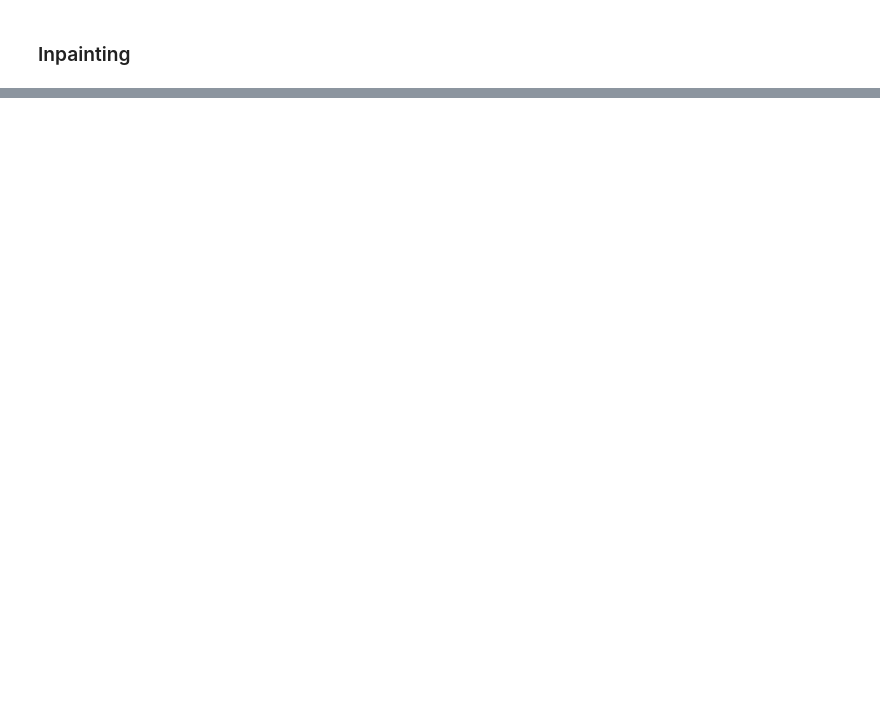
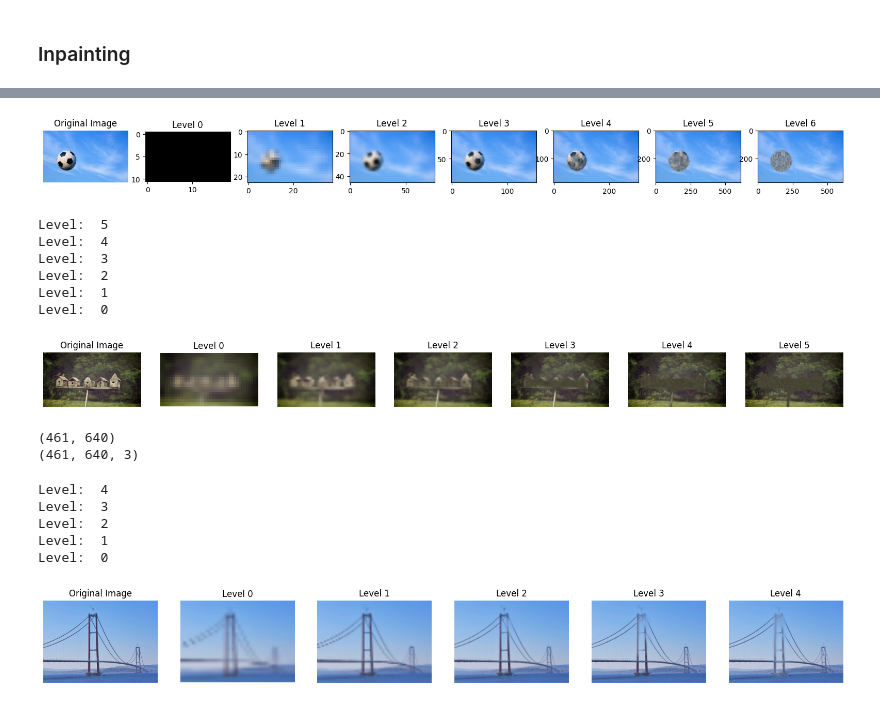
Before and after one commit to Abhinav7R/PatchMatchDIP, a Jupyter notebook: code/inpainting.ipynb, the cells around one changed output, grey strips where cells are left out. Cells and saved outputs as stored; diff of their text form; code cells hidden in the pictures; blank space fills up the shorter version.

Commit message:
fixed inpainting errors

```diff
--- a/code/inpainting.ipynb
+++ b/code/inpainting.ipynb
@@ -155,5 +157,5 @@ mask = cv2.imread("../images/football_sky_mask.jpg", cv2.IMREAD_GRAYSCALE)
 mask = np.where(mask > 127, 1, 0).astype(np.uint8)
 # %%
 inpainter = InpaintNNF(src_img, mask, patch_w=7, max_pm_iters=5)
-inpainted_img = inpainter.inpaint()
+inpainted_img, inpainted_images = inpainter.inpaint()
 # %% [output]
@@ -175,0 +169,15 @@ plt.imshow(inpainter.pyramid[0][0])
+# %%
+length = len(inpainted_images)
+plt.figure(figsize=(20, 20))
+plt.subplot(1, length+1, 1)
+plt.imshow(cv2.cvtColor(src_img, cv2.COLOR_BGR2RGB))
+plt.title("Original Image")
+plt.axis("off")
+for i in range(length):
+    plt.subplot(1, length+1, i+2)
+    plt.imshow(cv2.cvtColor(inpainted_images[i], cv2.COLOR_BGR2RGB))
+    plt.title(f"Level {i}")
+    # plt.axis("off")
+plt.show()
+# %% [output]
+[figure, added]
@@ -175,0 +188,59 @@ plt.imshow(inpainter.pyramid[0][0])
+# %%
+inpainter = InpaintNNF(src_img, mask, patch_w=7, max_pm_iters=5)
+inpainted_img, inpainted_images = inpainter.inpaint()
+# %% [output]
+Level:  5
+Level:  4
+Level:  3
+Level:  2
+Level:  1
+Level:  0
+# %%
+length = len(inpainted_images)
+plt.figure(figsize=(20, 20))
+plt.subplot(1, length+1, 1)
+plt.imshow(cv2.cvtColor(src_img, cv2.COLOR_BGR2RGB))
+plt.title("Original Image")
+plt.axis("off")
+for i in range(length):
+    plt.subplot(1, length+1, i+2)
+    plt.imshow(cv2.cvtColor(inpainted_images[i], cv2.COLOR_BGR2RGB))
+    plt.title(f"Level {i}")
+    plt.axis("off")
+plt.show()
+# %% [output]
+[figure, added]
+# %%
+src_img = cv2.imread("../images/bridge.jpg")
+mask = cv2.imread("../images/bridge_mask.png", cv2.IMREAD_GRAYSCALE)
+# mask = np.where(mask > 127, 0, 1).astype(np.uint8)
+
+print(mask.shape)
+print(src_img.shape)
+# %% [output]
+(461, 640)
+(461, 640, 3)
+# %%
+inpainter = InpaintNNF(src_img, mask, patch_w=15, max_pm_iters=5)
+inpainted_img, inpainted_images = inpainter.inpaint()
+# %% [output]
+Level:  4
+Level:  3
+Level:  2
+Level:  1
+Level:  0
+# %%
+length = len(inpainted_images)
+plt.figure(figsize=(20, 20))
+plt.subplot(1, length+1, 1)
+plt.imshow(cv2.cvtColor(src_img, cv2.COLOR_BGR2RGB))
+plt.title("Original Image")
+plt.axis("off")
+for i in range(length):
+    plt.subplot(1, length+1, i+2)
+    plt.imshow(cv2.cvtColor(inpainted_images[i], cv2.COLOR_BGR2RGB))
+    plt.title(f"Level {i}")
+    plt.axis("off")
+plt.show()
+# %% [output]
+[figure, added]
```
Also changed, not shown: parts of 11 cells of this notebook, 8 other files.
